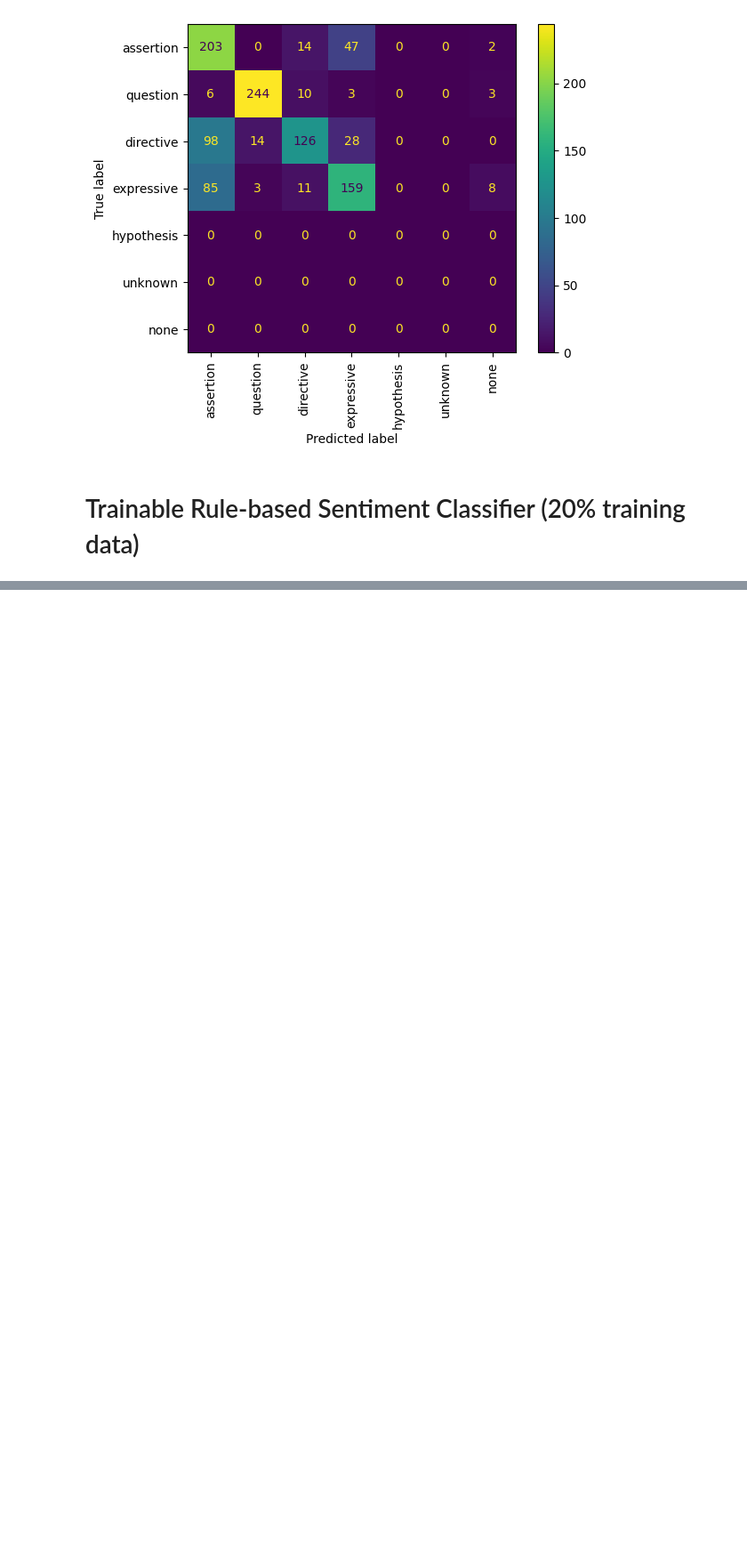
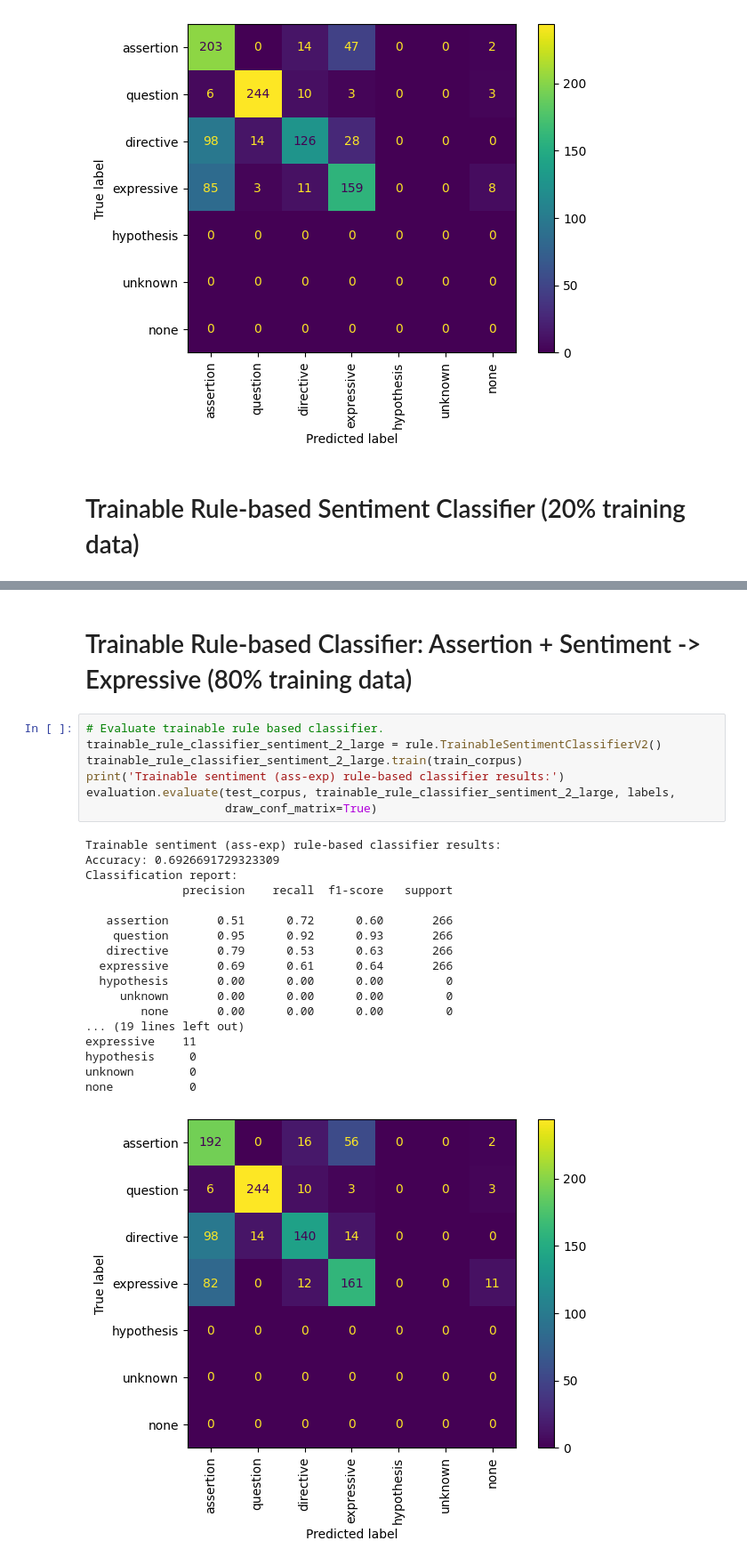
Before and after one commit to Daniel-B-Tufvesson/speech-act-classifier, a Jupyter notebook: notebooks/classify_with_rules.ipynb, the cells around one changed output, grey strips where cells are left out. Shown at 89% size. Drawn from its saved outputs; the diff is of its cells as text; blank space fills up the shorter version.

```diff
--- a/notebooks/classify_with_rules.ipynb
+++ b/notebooks/classify_with_rules.ipynb
@@ -194,0 +214,28 @@ evaluation.evaluate(test_corpus, trainable_rule_classifier_sentiment_small, labe
+# %% [markdown]
+# Trainable Rule-based Classifier: Assertion + Sentiment -> Expressive (80% training data)
+# %%
+# Evaluate trainable rule based classifier.
+trainable_rule_classifier_sentiment_2_large = rule.TrainableSentimentClassifierV2()
+trainable_rule_classifier_sentiment_2_large.train(train_corpus)
+print('Trainable sentiment (ass-exp) rule-based classifier results:')
+evaluation.evaluate(test_corpus, trainable_rule_classifier_sentiment_2_large, labels,
+                    draw_conf_matrix=True)
+# %% [output]
+Trainable sentiment (ass-exp) rule-based classifier results:
+Accuracy: 0.6926691729323309
+Classification report:
+              precision    recall  f1-score   support
+
+   assertion       0.51      0.72      0.60       266
+    question       0.95      0.92      0.93       266
+   directive       0.79      0.53      0.63       266
+  expressive       0.69      0.61      0.64       266
+  hypothesis       0.00      0.00      0.00         0
+     unknown       0.00      0.00      0.00         0
+        none       0.00      0.00      0.00         0
+... (19 lines left out)
+expressive    11
+hypothesis     0
+unknown        0
+none           0
+[figure, added]
```
Also changed, not shown: parts of 3 cells of this notebook, 1 other file.
